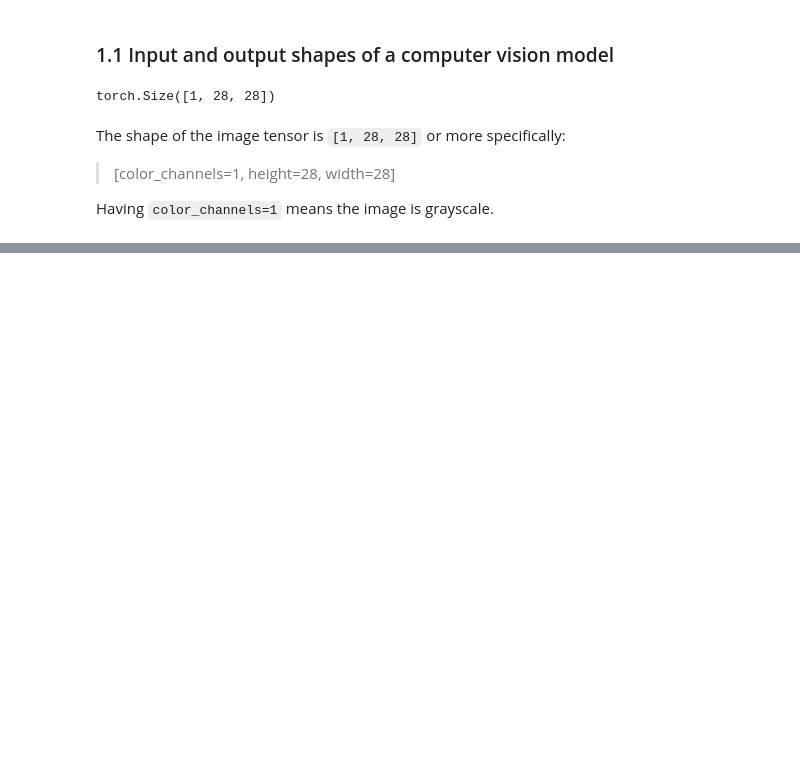
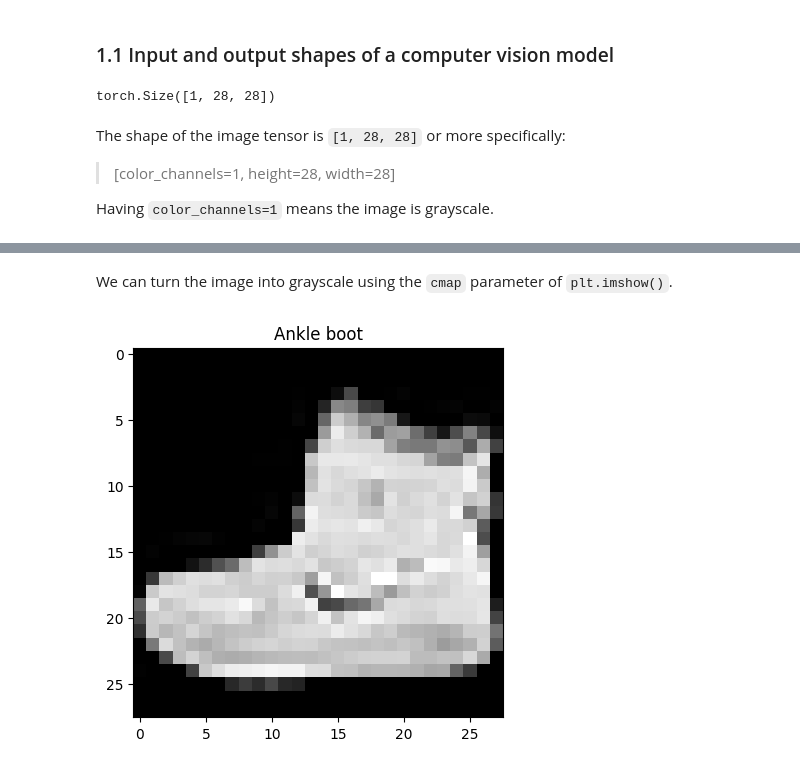
Before and after one commit to Jacobian04/Deep-Learning-with-Python, a Jupyter notebook: Zero-to-Mastery-Learn-PyTorch-for Deep-Learning/03_PyTorch_Computer_Vision.ipynb, the cells around one changed output, grey strips where cells are left out. Saved outputs shown, nothing was run; the diff lists cells and outputs as text; code cells hidden in the pictures; blank space fills up the shorter version.

```diff
--- a/Zero-to-Mastery-Learn-PyTorch-for Deep-Learning/03_PyTorch_Computer_Vision.ipynb
+++ b/Zero-to-Mastery-Learn-PyTorch-for Deep-Learning/03_PyTorch_Computer_Vision.ipynb
@@ -145,0 +163,4 @@ Various problems will have various input and output shapes. But the premise rema
+# %%
+# See classes
+class_names = train_data.classes
+class_names
@@ -145,0 +191,7 @@ Various problems will have various input and output shapes. But the premise rema
+# %% [markdown]
+We can turn the image into grayscale using the `cmap` parameter of `plt.imshow()`.
+# %%
+plt.imshow(image.squeeze(), cmap="gray")
+plt.title(class_names[label]);
+# %% [output]
+[figure, added]
```
Also changed, not shown: parts of 11 cells of this notebook.
